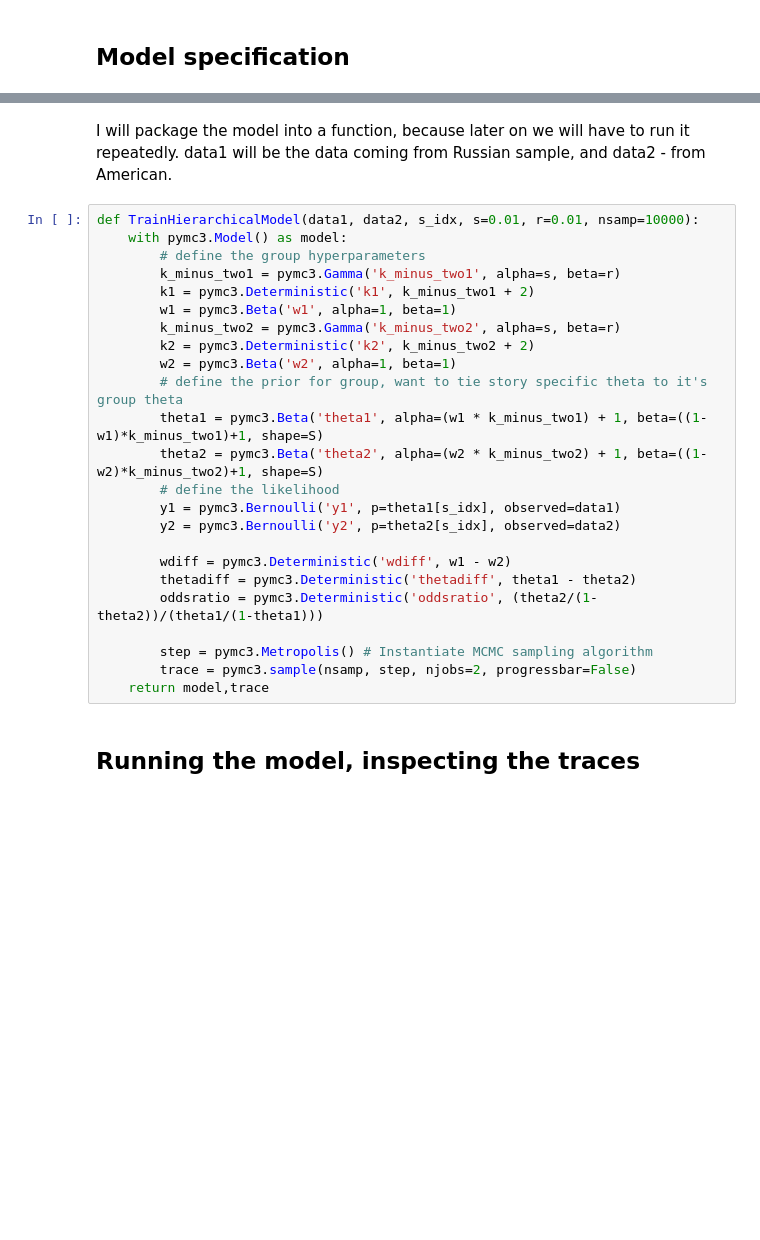
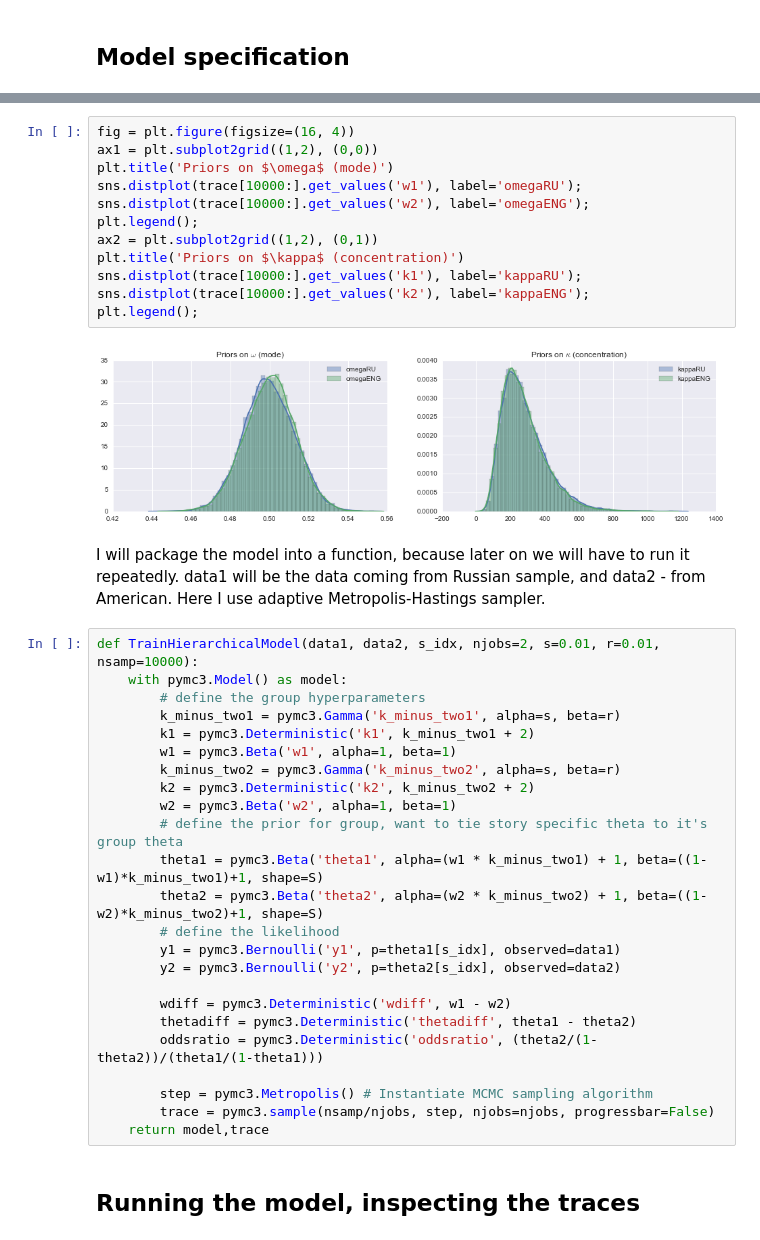
Before and after one commit to drapadubok/pymc3_models, a Jupyter notebook: HierarchicalBernoulli.ipynb, the cells around one changed output, grey strips where cells are left out. Saved outputs shown, nothing was run; the diff lists cells and outputs as text; blank space fills up the shorter version.

```diff
--- a/HierarchicalBernoulli.ipynb
+++ b/HierarchicalBernoulli.ipynb
@@ -66,8 +101,22 @@ For a little more intuitive explanation, we can think of our data as being two f
+# %%
+fig = plt.figure(figsize=(16, 4))
+ax1 = plt.subplot2grid((1,2), (0,0))
+plt.title('Priors on $\omega$ (mode)')
+sns.distplot(trace[10000:].get_values('w1'), label='omegaRU');
+sns.distplot(trace[10000:].get_values('w2'), label='omegaENG');
+plt.legend();
+ax2 = plt.subplot2grid((1,2), (0,1))
+plt.title('Priors on $\kappa$ (concentration)')
+sns.distplot(trace[10000:].get_values('k1'), label='kappaRU');
+sns.distplot(trace[10000:].get_values('k2'), label='kappaENG');
+plt.legend();
+# %% [output]
+[figure, added]
 # %% [markdown]
 I will package the model into a function, because later on we will have to run it repeatedly.
-data1 will be the data coming from Russian sample, and data2 - from American.
+data1 will be the data coming from Russian sample, and data2 - from American. Here I use adaptive Metropolis-Hastings sampler.
 # %%
-def TrainHierarchicalModel(data1, data2, s_idx, s=0.01, r=0.01, nsamp=10000):
+def TrainHierarchicalModel(data1, data2, s_idx, njobs=2, s=0.01, r=0.01, nsamp=10000):
     with pymc3.Model() as model:
         # define the group hyperparameters
         k_minus_two1 = pymc3.Gamma('k_minus_two1', alpha=s, beta=r)
@@ -88,7 +137,7 @@ def TrainHierarchicalModel(data1, data2, s_idx, s=0.01, r=0.01, nsamp=10000):
         oddsratio = pymc3.Deterministic('oddsratio', (theta2/(1-theta2))/(theta1/(1-theta1)))
 
         step = pymc3.Metropolis() # Instantiate MCMC sampling algorithm
-        trace = pymc3.sample(nsamp, step, njobs=2, progressbar=False)
+        trace = pymc3.sample(nsamp/njobs, step, njobs=njobs, progressbar=False)
     return model,trace
 # %% [markdown]
 <h2>Running the model, inspecting the traces</h2>
```
Also changed, not shown: parts of 21 cells of this notebook.
